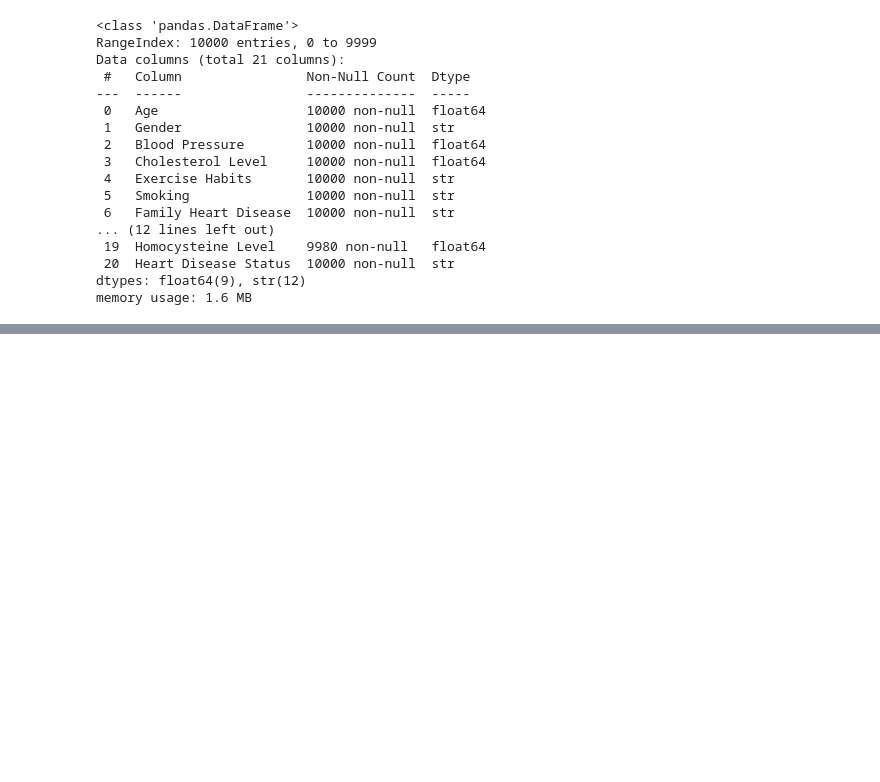
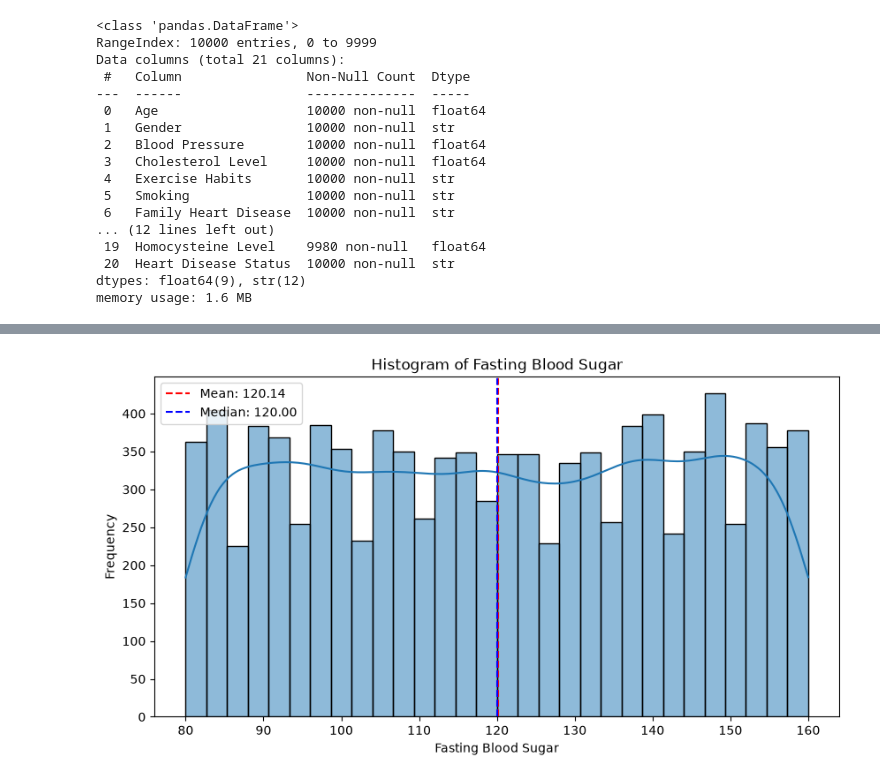
Before and after one commit to olaoluwacode/Heart-Disease-Detection-with-Machine-Learning, a Jupyter notebook: heartdisease.ipynb, the cells around one changed output, grey strips where cells are left out. Drawn from its saved outputs; the diff is of its cells as text; code cells hidden in the pictures; blank space fills up the shorter version.

```diff
--- a/heartdisease.ipynb
+++ b/heartdisease.ipynb
@@ -543,0 +615,5 @@ memory usage: 1.6 MB
+# %%
+# Plotting the distribution of the Fasting Blood Sugar column to see what is appropriate to fill the missing values with
+plot_histogram(da, 'Fasting Blood Sugar')
+# %% [output]
+[figure, added]
```
Also changed, not shown: parts of 14 cells of this notebook.
